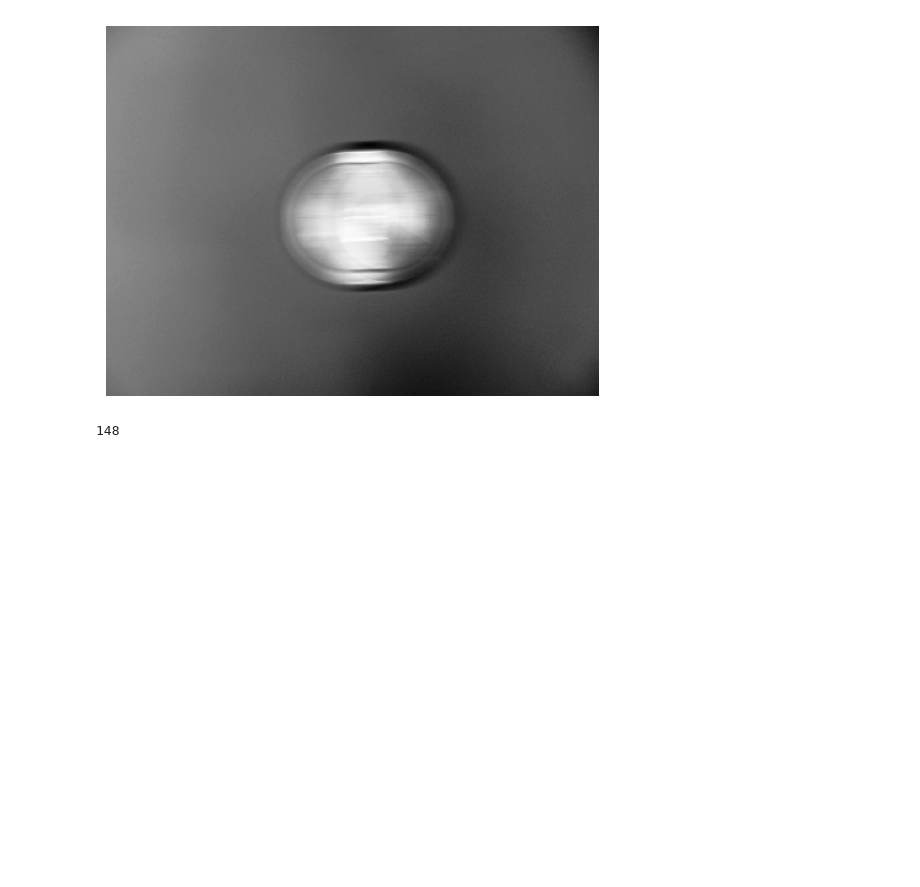
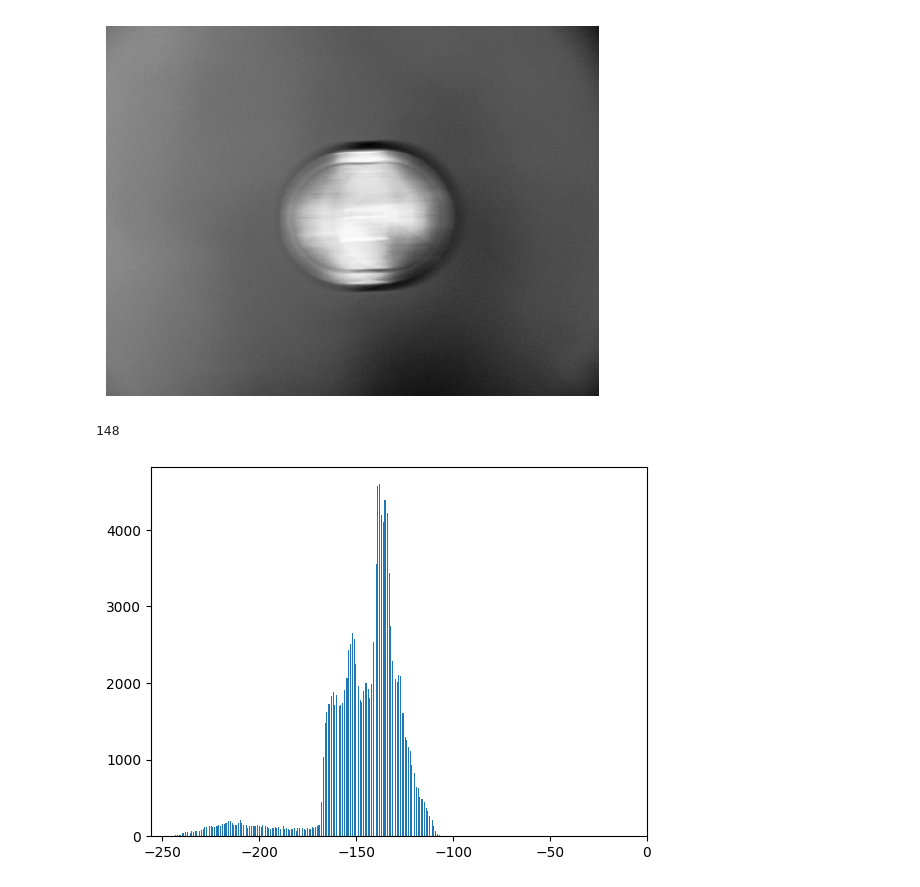
Before and after one commit to r-leyshon/image-processing, a Jupyter notebook: scikit-image/image-processing-with-skimage/02-more.ipynb, the cells around one changed output. Drawn from its saved outputs; the diff is of its cells as text; code cells hidden in the pictures; blank space fills up the shorter version.

Commit message:
feat: Exposure histogram

```diff
--- a/scikit-image/image-processing-with-skimage/02-more.ipynb
+++ b/scikit-image/image-processing-with-skimage/02-more.ipynb
@@ -63,3 +63,9 @@ c = np.max(pen2) - np.min(pen2)
 c
 # %% [output]
 148
+# %%
+plt.hist(pen2.ravel(), bins=256)
+plt.xlim([-256, 0])
+plt.show()
+# %% [output]
+[figure, added]
```
Also changed, not shown: parts of 1 cell of this notebook.
